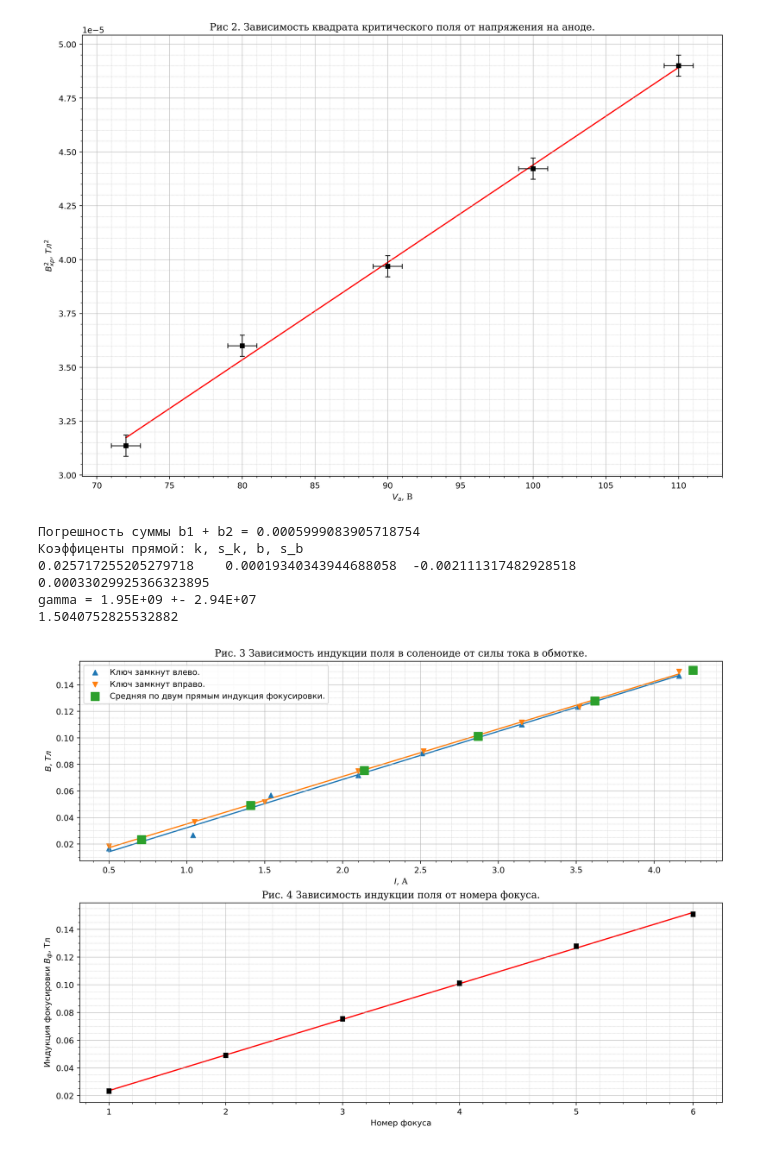
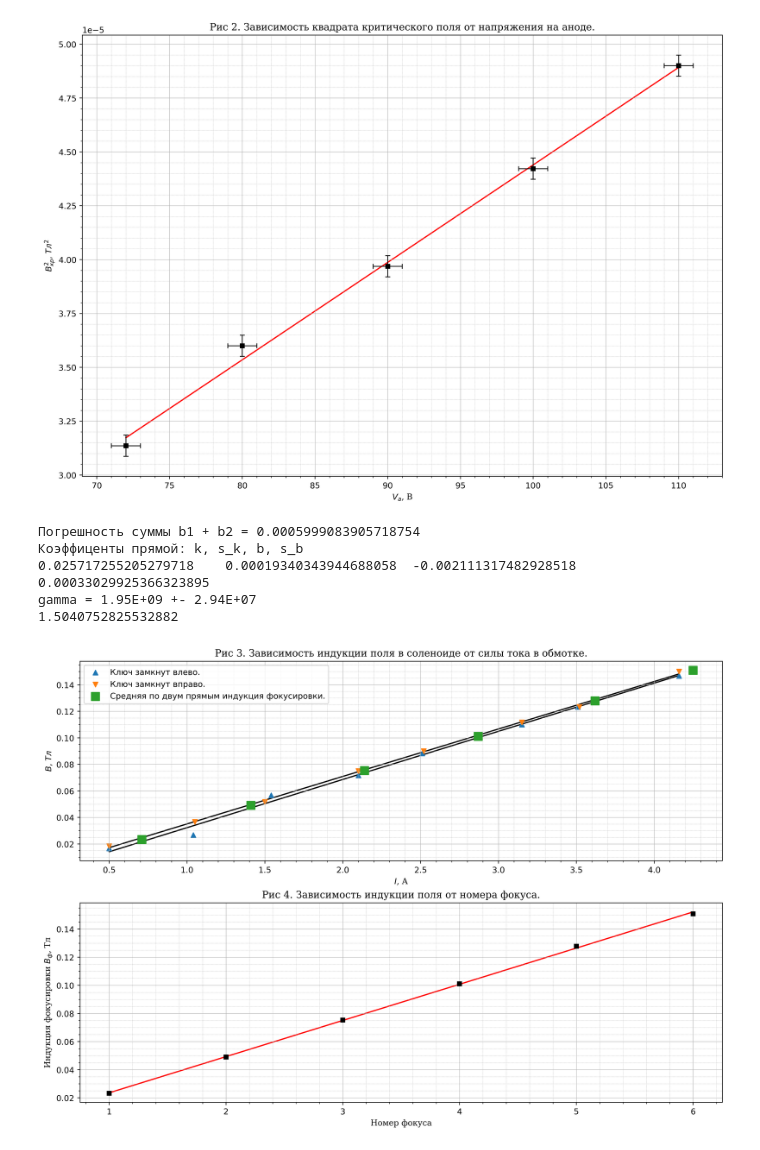
Before and after one commit to alxlnx/labs, a Jupyter notebook: 3.3.1/3.3.1.ipynb, the cells around one changed output. Drawn from its saved outputs; the diff is of its cells as text; code cells hidden in the pictures.

```diff
--- a/3.3.1/3.3.1.ipynb
+++ b/3.3.1/3.3.1.ipynb
@@ -128,29 +126,23 @@ Is_right = np.array ( [
     4.16
 ] )
 
-
-fig = plt.figure(figsize=(11.693, 8.268), dpi=400, layout='constrained')
+fig = mg.make_figure(dpi_mode='high')
 spec = fig.add_gridspec(2, 1)
 ax = fig.add_subplot(spec[0, 0])
 ax2 = fig.add_subplot(spec[1, 0])
+mg.set_grids(fig)
 
-[ax.minorticks_on() for ax in fig.axes]
-[ax.grid(which='major', linestyle='-', linewidth=0.5, zorder=-1) for ax in fig.axes]
-[ax.grid(which='minor', linestyle='--', linewidth=0.25, zorder=-1) for ax in fig.axes]
-ax.set_ylabel('$B$, $Тл$', **font)
-ax.set_xlabel('$I$, А', **font)
-ax2.set_xlabel('Номер фокуса')
-ax2.set_ylabel('Индукция фокусировки $B_ф$, Тл')
-# [ax.ticklabel_format(axis='y', scilimits=[0, 0]) for ax in fig.axes]
 
-ax.set_title(f'Рис. {ax_count} Зависимость индукции поля в соленоиде от силы тока в обмотке.', **font); ax_count+=1
+mg.set_label(ax2, 'Номер фокуса', 'Индукция фокусировки $B_ф$, Тл')
+
 ax.scatter(Is_left, Bs_left, marker='^', label='Ключ замкнут влево.')
-(k1, s_k1, b1, s_b1) = lin_ls(Is_left, Bs_left, through_null=False)
-ax.plot(Is_left, Is_left * k1 + b1, zorder=-1)
+(k1, s_k1, b1, s_b1) = mg.linls(Is_left, Bs_left)
+mg.display_linls(ax, text=False, color='k')
 
 ax.scatter(Is_right, Bs_right, marker='v', label='Ключ замкнут вправо.')
-(k2, s_k2, b2, s_b2) = lin_ls(Is_right, Bs_right, through_null=False)
-ax.plot(Is_right, Is_right * k2 + b2, zorder=-1)
+(k2, s_k2, b2, s_b2) = mg.linls(Is_right, Bs_right)
+mg.display_linls(ax, text=False, color='k')
+
 print(f'Погрешность суммы b1 + b2 = { 0.5 * np.sqrt(s_b1*s_b1 + s_b2*s_b2)} ')
 ax.legend()
 
@@ -168,42 +160,38 @@ I_right = np.array ( [
     1.41,
     2.14,
     2.87,
     3.62,
     4.25
 ] )
 B_right = I_right * k2 + b2
 B = (B_left + B_right) / 2
 
 ns = np.array( list(range(1, len(I_left) + 1)) )
-#ax.scatter(I_left, B_left, label='Индукция фокусировки по "левой" прямой.', marker='^', s=100, zorder=2)
-#ax.scatter(I_right, B_right, label='Индукция фокусировки по "правой" прямой.', marker='v', s=100, zorder=2)
+mg.set_label(ax, '$I$, А', '$B$, $Тл$')
+mg.set_title(ax, 'Зависимость индукции поля в соленоиде от силы тока в обмотке.')
 ax.scatter(I_right, B, zorder=2, label='Средняя по двум прямым индукция фокусировки.', s=100, marker='s')
 ax.legend()
 
-ax2.set_title(f'Рис. {ax_count} Зависимость индукции поля от номера фокуса.', **font); ax_count+=1
+mg.set_title(ax2, 'Зависимость индукции поля от номера фокуса.')
+
 X_ERR = 0
 Y_ERR = 0.5 * 1e-3 / SN
-ax2.errorbar(ns, B, fmt='ks', linewidth=0, markersize=5, elinewidth=1,
-    xerr=X_ERR, yerr=Y_ERR,
-    capsize=3, zorder=3
-)
+mg.draw_errorbar(ax2, ns, B)
 
-(k3, s_k3, b3, s_b3) = lin_ls(ns, B, through_null=False)
-ax2.plot(ns, ns * k3 + b3, color='r', zorder=-1)
-print('Коэффиценты прямой: k, s_k, b, s_b')
-print(k3, s_k3, b3, s_b3, sep='\t')
+(k3, s_k3, b3, s_b3) = mg.linls(ns, B, through_null=False)
+mg.display_linls(ax2)
 
 V = 1.15e3
 L = 26.5e-2
 gamma = 8 * np.pi * np.pi * V / (L * L * k3 * k3)
 betta = 8 * np.pi * np.pi * V / (L * L)
 sigma = 2 * betta * s_k3 / (k3*k3*k3)
 print(f'gamma = {gamma:.2E} +- {sigma:.2E}')
 print(2 * s_k3 / k3 * 100)
 # %% [output]
 Погрешность суммы b1 + b2 = 0.0005999083905718754
 Коэффиценты прямой: k, s_k, b, s_b
 0.025717255205279718    0.00019340343944688058  -0.002111317482928518   0.00033029925366323895
 gamma = 1.95E+09 +- 2.94E+07
 1.5040752825532882
-[figure, old version]
+[figure, new version]
```
Also changed, not shown: parts of 2 cells of this notebook, 4 other files.
